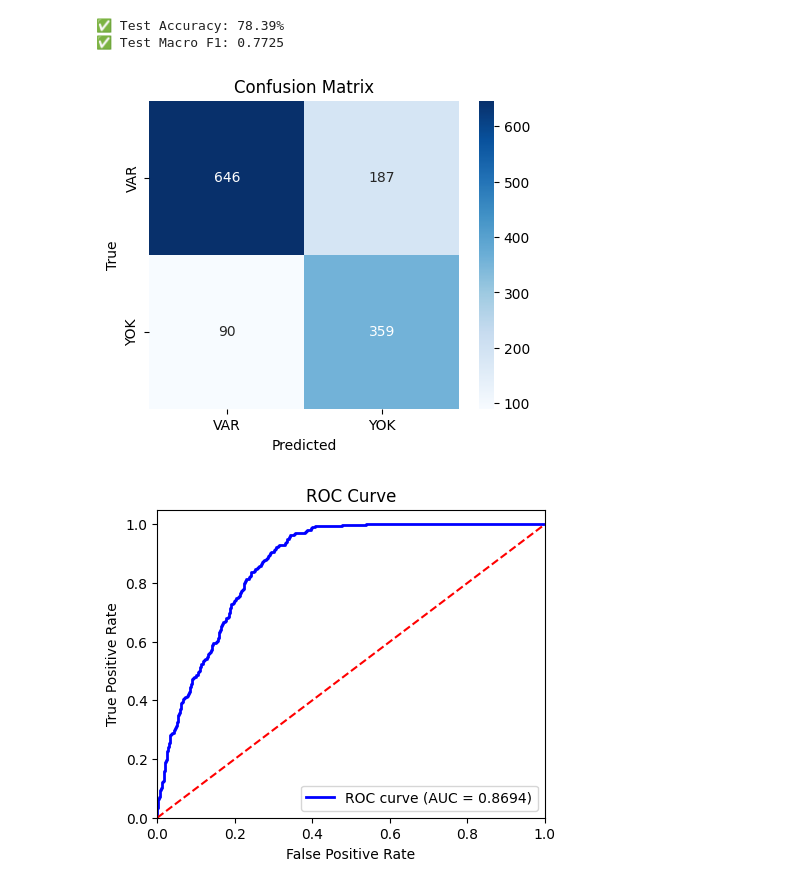
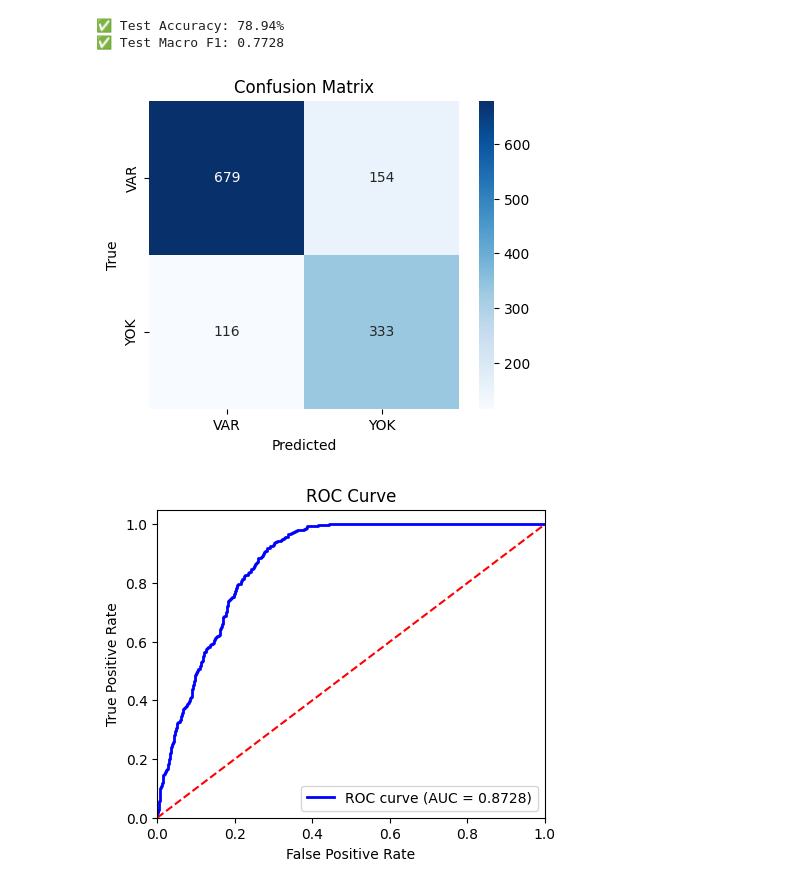
Before and after one commit to umutcanyildiz/SYZ_25_YARISMA, a Jupyter notebook: BIRINCI_GOREV/Morpheus/resnet50_strokevit_small/model.ipynb, the cells around one changed output. Cells and saved outputs as stored; diff of their text form; code cells hidden in the pictures.

Commit message:
birinci gorev icin test kodalri tamamlandi ve ikinci gorevde kucuk degisiklikler yapilacak

```diff
--- a/BIRINCI_GOREV/Morpheus/resnet50_strokevit_small/model.ipynb
+++ b/BIRINCI_GOREV/Morpheus/resnet50_strokevit_small/model.ipynb
@@ -246,37 +246,38 @@ def test_model(model, test_loader, device, class_names=None):
     plt.title("ROC Curve")
     plt.legend(loc="lower right")
     plt.show()
 
     return acc, f1, cm, roc_auc
 
 # -----------------------------
 # Ana Çalıştırma
 # -----------------------------
 if __name__ == "__main__":
     device = torch.device("cuda" if torch.cuda.is_available() else "cpu")
 
     # Test veri yolu
-    test_dir = "/home/comp5/ARTEK/SYZ_25/genel_veri/2025_Veri/test_veri_seti/ÜNİVERSİTEVEÜZERİ_EGİTİM 2_PNG/BT_TestSet/teknofest_test/test"
+    test_dir = "/home/comp5/ARTEK/SYZ_25/SYZ_25_Egitim/genel_veri/2025_Veri/test_veri_seti/ÜNİVERSİTEVEÜZERİ_EGİTİM 2_PNG/BT_TestSet/teknofest_test (11th copy)_preprocessed/test"
 
     test_transform = transforms.Compose([
         transforms.Resize((224, 224)),
         transforms.ToTensor(),
         transforms.Normalize([0.5], [0.5])
     ])
 
-    test_dataset = datasets.ImageFolder(test_dir, transform=test_transform)
+    test_dataset = datasets.ImageFolder(test_dir,
+                                         transform=test_transform)
     test_loader = DataLoader(test_dataset, batch_size=8, shuffle=False, num_workers=4)
 
     # Modeli yükle
     model = StrokeViT(num_classes=1)
-    model.load_state_dict(torch.load("/home/comp5/ARTEK/SYZ_25/umut/strokevit_best_model_small_resnet.pth", map_location=device))
+    model.load_state_dict(torch.load("/home/comp5/ARTEK/SYZ_25/SYZ_25_Egitim/ILK_GOREV/nihai_modeller/resnet50_strokevit_small/strokevit_best_model_small_resnet.pth", map_location=device))
     model.to(device)
 
     # Test et
     class_names = test_dataset.classes  # ["no_stroke", "stroke"] gibi
     test_model(model, test_loader, device, class_names=class_names)
 # %% [output]
-✅ Test Accuracy: 78.39%
-✅ Test Macro F1: 0.7725
+✅ Test Accuracy: 78.94%
+✅ Test Macro F1: 0.7728
-[figure, old version]
+[figure, new version]
-[figure, old version]
+[figure, new version]
```
Also changed, not shown: 16 other files.
